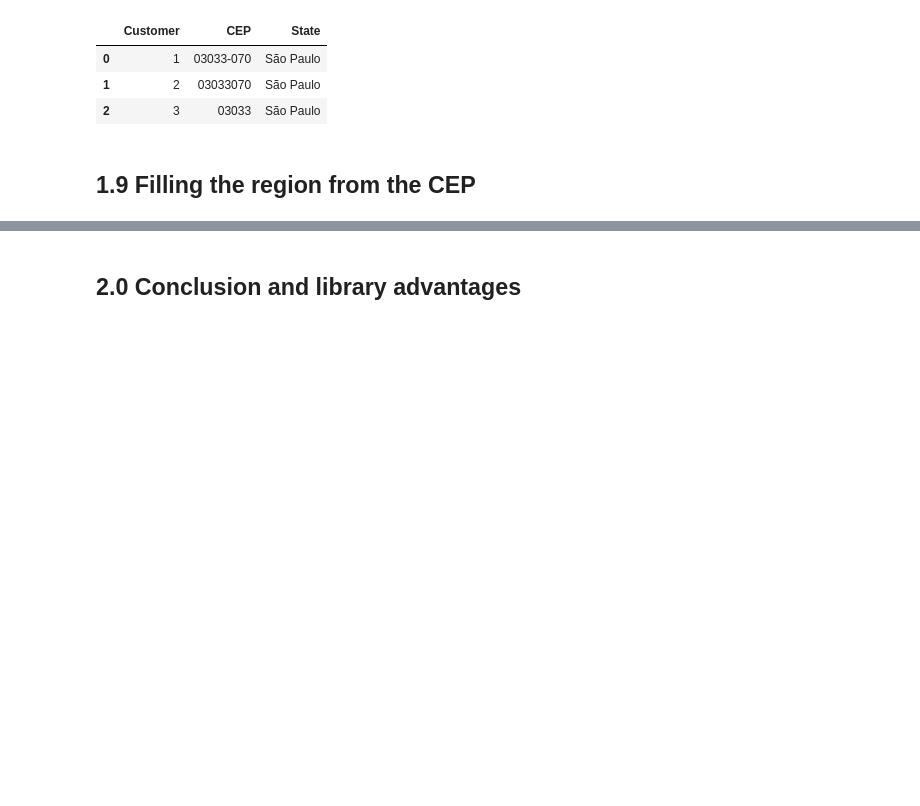
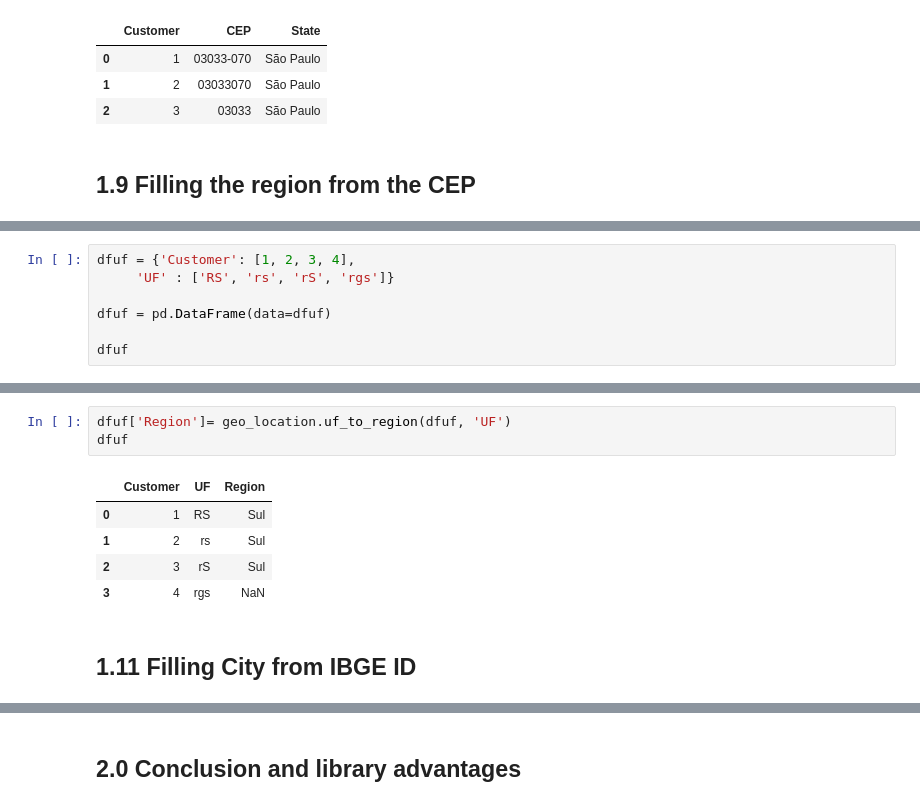
Before and after one commit to GAVB-SERVICOS/Gumly, a Jupyter notebook: exercises/geo_location.ipynb, the cells around one changed output, grey strips where cells are left out. Saved outputs shown, nothing was run; the diff lists cells and outputs as text; blank space fills up the shorter version.

```diff
--- a/exercises/geo_location.ipynb
+++ b/exercises/geo_location.ipynb
@@ -123,0 +195,7 @@ dfcepregion
+# %%
+dfuf = {'Customer': [1, 2, 3, 4],
+     'UF' : ['RS', 'rs', 'rS', 'rgs']}
+
+dfuf = pd.DataFrame(data=dfuf)
+
+dfuf
@@ -123,0 +208,11 @@ dfcepregion
+# %%
+dfuf['Region']= geo_location.uf_to_region(dfuf, 'UF')
+dfuf
+# %% [output]
+|  | Customer | UF | Region |
+| 0 | 1 | RS | Sul |
+| 1 | 2 | rs | Sul |
+| 2 | 3 | rS | Sul |
+| 3 | 4 | rgs | NaN |
+# %% [markdown]
+## 1.11  Filling City from IBGE ID
```
Also changed, not shown: parts of 29 cells of this notebook, 3 other files.
